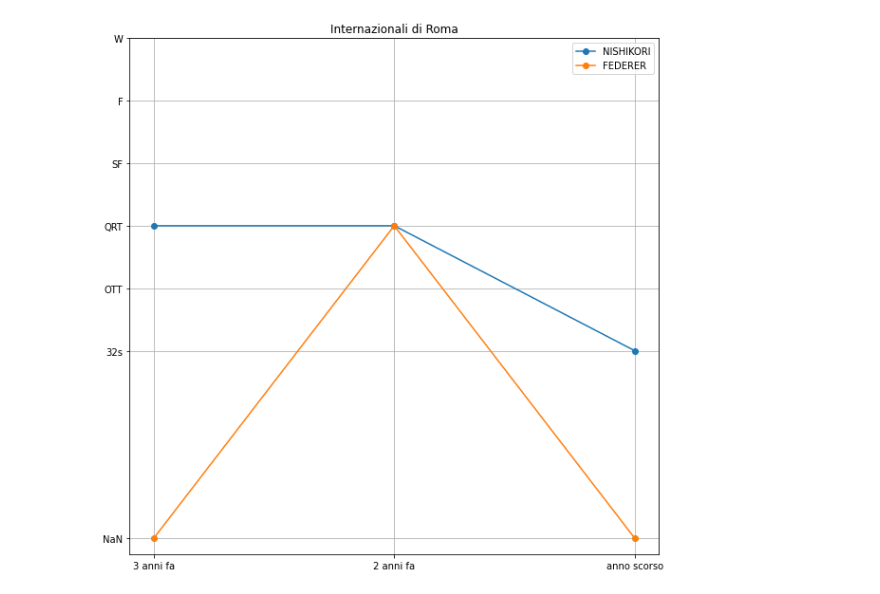
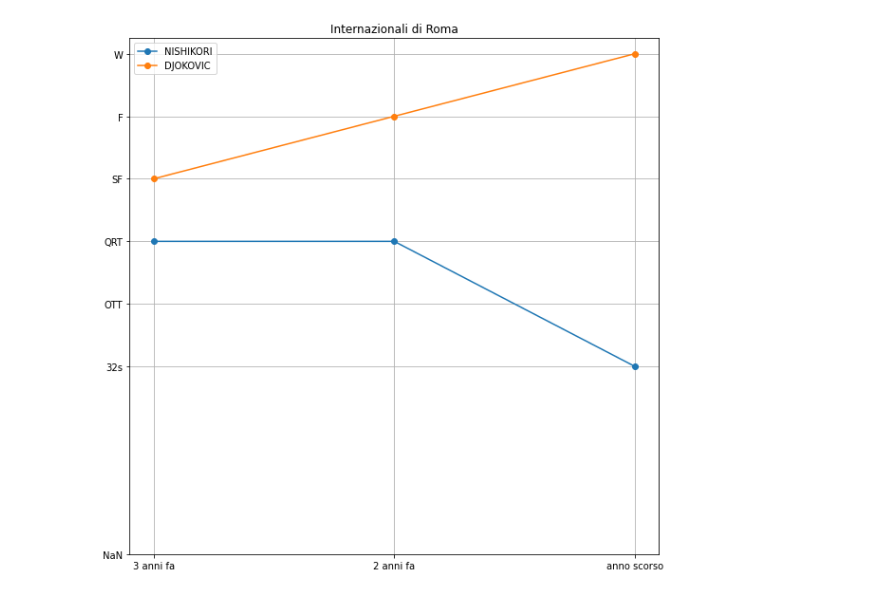
Before and after one commit to B1lly96/feature_engineering_Axel, a Jupyter notebook: Trends.ipynb, the cells around one changed output. Cells and saved outputs as stored; diff of their text form; code cells hidden in the pictures.

```diff
--- a/Trends.ipynb
+++ b/Trends.ipynb
@@ -1,9 +0,0 @@
-# %%
-import pandas as pd
-import numpy as np
-
-file = 'DATA/Rome_PLACEMENTS_DATA.xlsx'
-
-file_read = pd.read_excel( file )
-file_data = pd.DataFrame( file_read )
-file_data
@@ -21,6 +1,12 @@ file_data
 # %%
-def ricerca_trend_players( partita, dataframe_torneo, anno_corrente, nome_torneo ) :
+def ricerca_trend_players( file, partita, anno_corrente, nome_torneo ) :
+
     import matplotlib.pyplot as plt
+    import pandas as pd
+    import numpy as np
+
+    file_read = pd.read_excel( file )
+    dataframe_torneo = pd.DataFrame( file_read )
     n1 = partita.split("_")[0]
     n2 = partita.split("_")[1]
     dict_placements = {1:7,
@@ -108,6 +94,6 @@ def ricerca_trend_players( partita, dataframe_torneo, anno_corrente, nome_torneo
     plt.grid()
     plt.show()
 # %%
-ricerca_trend_players("NISHIKORI_FEDERER", file_data, 2021, "Internazionali di Roma" )
+ricerca_trend_players("DATA/Rome_PLACEMENTS_DATA.xlsx", "NISHIKORI_DJOKOVIC", 2021, "Internazionali di Roma" )
 # %% [output]
-[figure, old version]
+[figure, new version]
```
Also changed, not shown: parts of 7 cells of this notebook, 1 other file.
